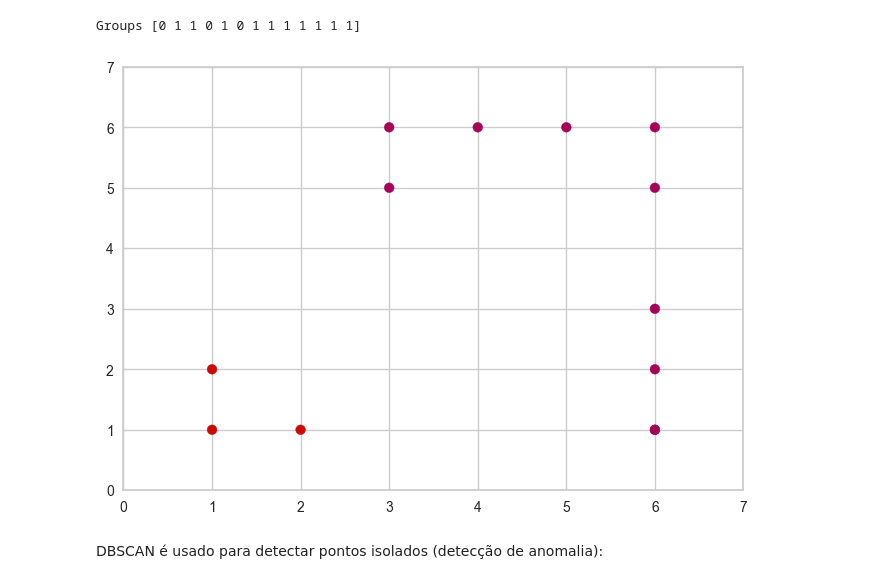
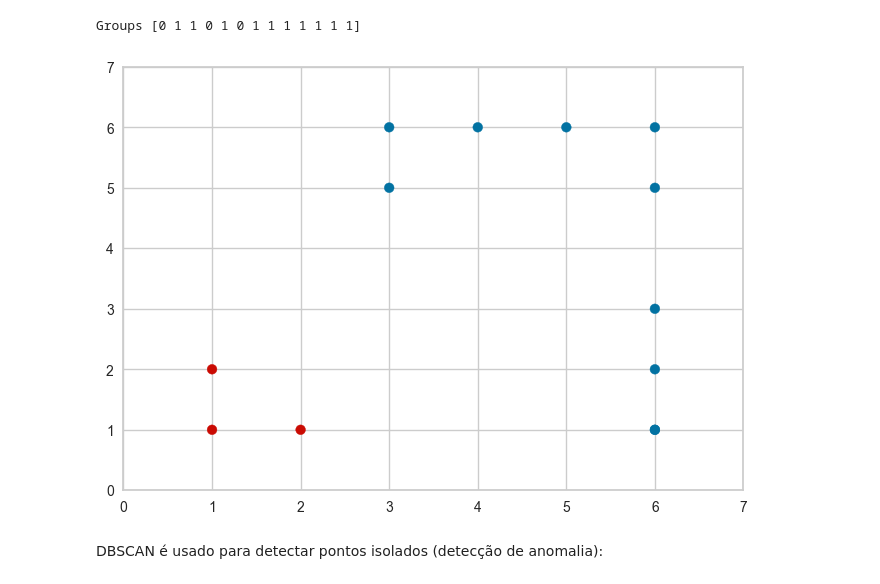
Before and after one commit to leandrocl2005/Curso-basico-de-Python-para-cientistas-de-dados, a Jupyter notebook: aulas/cd_aula_15.ipynb, the cells around one changed output. Saved outputs shown, nothing was run; the diff lists cells and outputs as text; code cells hidden in the pictures.

```diff
--- a/aulas/cd_aula_15.ipynb
+++ b/aulas/cd_aula_15.ipynb
@@ -188,20 +199,24 @@ Agrupe os pontos que estejam uma distância $\epsilon = 2$ uns dos outros e que
 from sklearn.cluster import DBSCAN
 
 X = np.array([[x,y] for x,y in zip(x_points, y_points)])
-dbscan = DBSCAN(eps=2, min_samples=2, metric="manhattan").fit(X)
+
+dbscan = DBSCAN(
+    eps=2,
+    min_samples=2,
+    metric="manhattan").fit(X)
 
 print("Groups", dbscan.labels_)
 # %% [output]
 Groups [0 1 1 0 1 0 1 1 1 1 1 1 1]
 # %%
-map_colors = {0: 'r', 1: 'm', 2: 'b'}
+map_colors = {0: 'r', 1: 'b', 2: 'b'}
 
 plt.scatter(x_points, y_points, color=list(map(lambda x: map_colors[x], dbscan.labels_)))
 plt.xlim([0,7])
 plt.ylim([0,7])
 plt.show()
 # %% [output]
-[figure, old version]
+[figure, new version]
 # %% [markdown]
 DBSCAN é usado para detectar pontos isolados (detecção de anomalia):
 # %%
```
Also changed, not shown: parts of 6 cells of this notebook, 3 other files.
